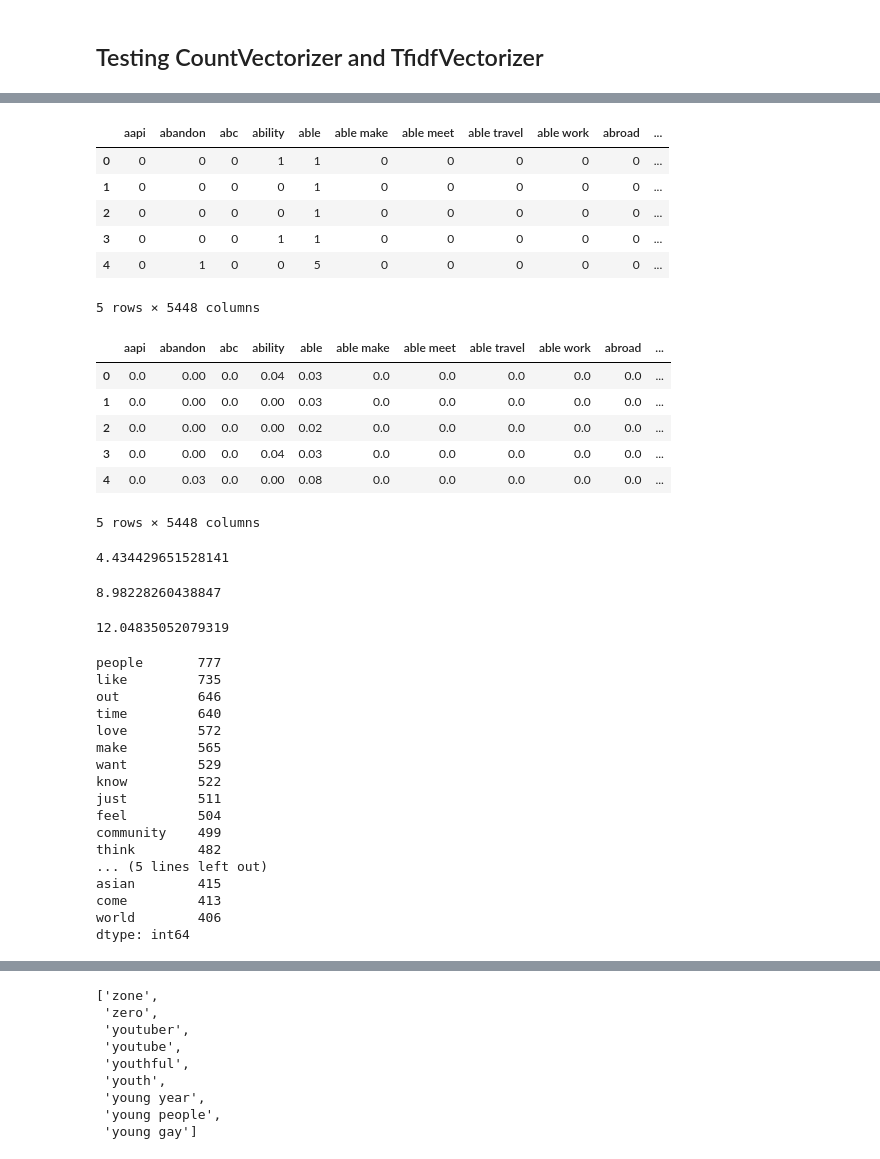
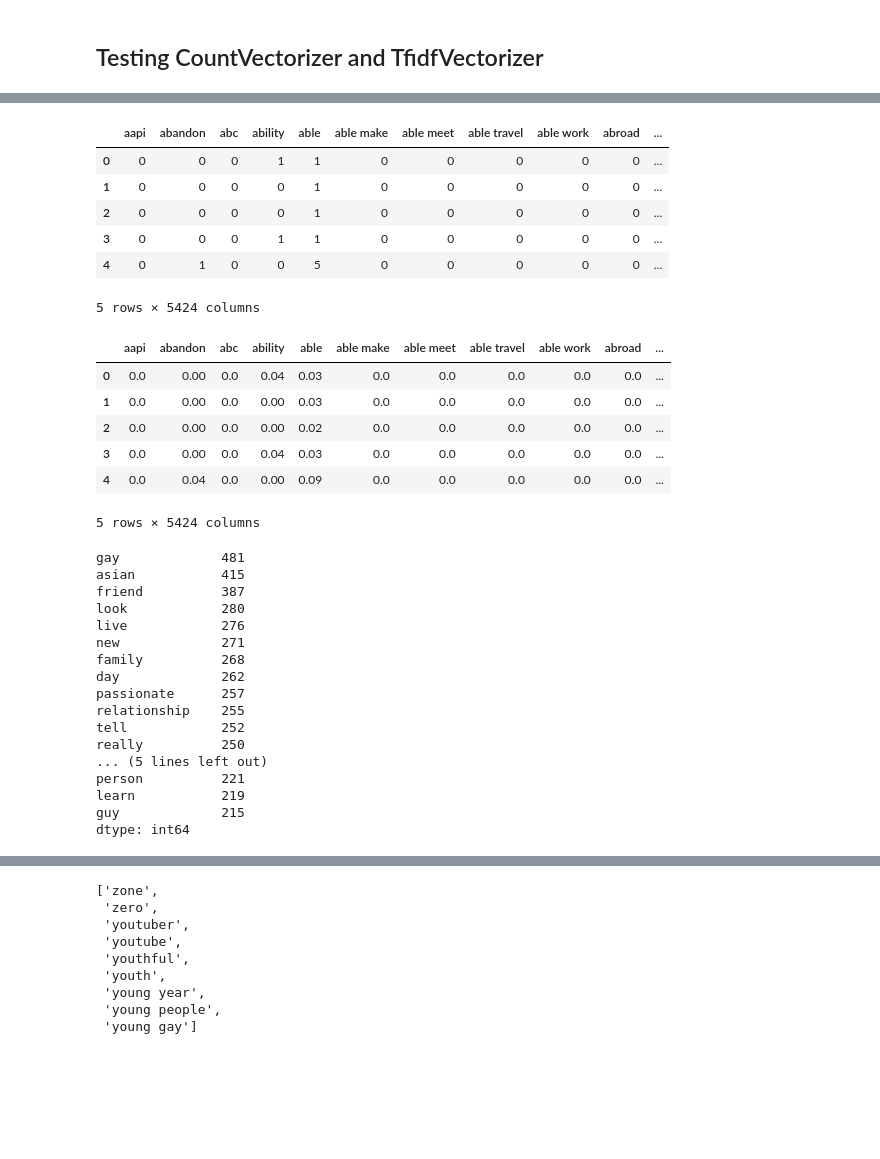
Before and after one commit to binh748/queer-asian-stories, a Jupyter notebook: notebooks/topic_modeling.ipynb, the cells around one changed output, grey strips where cells are left out. Cells and saved outputs as stored; diff of their text form; code cells hidden in the pictures; blank space fills up the shorter version.

```diff
--- a/notebooks/topic_modeling.ipynb
+++ b/notebooks/topic_modeling.ipynb
@@ -111,6 +143,6 @@ clean_combined_corpus[28]
 # %%
 nlp = spacy.load('en_core_web_sm')
-nlp.Defaults.stop_words.remove("out")
+# nlp.Defaults.stop_words.remove("out")
 # %%
 nlp.Defaults.stop_words
 # %% [output]
@@ -118,2 +166,2 @@ False
 # %%
-docs = list(nlp.pipe(clean_combined_corpus))
+docs = list(nlp.pipe(combined_corpus))
@@ -154,6 +198,6 @@ cv = CountVectorizer(stop_words=custom_stop_words, ngram_range=(1, 2), min_df=3)
 cv_X = cv.fit_transform(lemmatized_docs).toarray()
 # %%
-tfidf = TfidfVectorizer(stop_words=custom_stop_words, ngram_range=(1, 2), min_df=3)
+tfidf = TfidfVectorizer(stop_words=custom_stop_words, ngram_range=(1, 2), min_df=3, max_df=0.4)
 tfidf_X = tfidf.fit_transform(lemmatized_docs).toarray()
 # %%
 cv_X.shape
@@ -164,8 +208,8 @@ tfidf_X.shape
 # %%
-cv_doc_term = pd.DataFrame(cv_X, columns=cv.get_feature_names())
-tfidf_doc_term = pd.DataFrame(tfidf_X, columns=tfidf.get_feature_names())
+cv_doc_word = pd.DataFrame(cv_X, columns=cv.get_feature_names())
+tfidf_doc_word = pd.DataFrame(tfidf_X, columns=tfidf.get_feature_names())
 # %%
-cv_doc_term.head()
+cv_doc_word.head()
 # %% [output]
 |  | aapi | abandon | abc | ability | able | able make | able meet | able travel | able work | abroad | ... |
 | 0 | 0 | 0 | 0 | 1 | 1 | 0 | 0 | 0 | 0 | 0 | ... |
@@ -173,43 +217,39 @@ cv_doc_term.head()
 | 2 | 0 | 0 | 0 | 0 | 1 | 0 | 0 | 0 | 0 | 0 | ... |
 | 3 | 0 | 0 | 0 | 1 | 1 | 0 | 0 | 0 | 0 | 0 | ... |
 | 4 | 0 | 1 | 0 | 0 | 5 | 0 | 0 | 0 | 0 | 0 | ... |
-5 rows × 5448 columns
+5 rows × 5424 columns
 # %%
-tfidf_doc_term.head()
+tfidf_doc_word.head()
 # %% [output]
 |  | aapi | abandon | abc | ability | able | able make | able meet | able travel | able work | abroad | ... |
 | 0 | 0.0 | 0.00 | 0.0 | 0.04 | 0.03 | 0.0 | 0.0 | 0.0 | 0.0 | 0.0 | ... |
 | 1 | 0.0 | 0.00 | 0.0 | 0.00 | 0.03 | 0.0 | 0.0 | 0.0 | 0.0 | 0.0 | ... |
 | 2 | 0.0 | 0.00 | 0.0 | 0.00 | 0.02 | 0.0 | 0.0 | 0.0 | 0.0 | 0.0 | ... |
 | 3 | 0.0 | 0.00 | 0.0 | 0.04 | 0.03 | 0.0 | 0.0 | 0.0 | 0.0 | 0.0 | ... |
-| 4 | 0.0 | 0.03 | 0.0 | 0.00 | 0.08 | 0.0 | 0.0 | 0.0 | 0.0 | 0.0 | ... |
+| 4 | 0.0 | 0.04 | 0.0 | 0.00 | 0.09 | 0.0 | 0.0 | 0.0 | 0.0 | 0.0 | ... |
-5 rows × 5448 columns
+5 rows × 5424 columns
 # %%
-tfidf_doc_term['come out'].sum()
-tfidf_doc_term['come'].sum()
-tfidf_doc_term['out'].sum()
+# tfidf_doc_word['come out'].sum()
+# tfidf_doc_word['come'].sum()
+# tfidf_doc_word['out'].sum()
-# %% [output]
-4.434429651528141
-8.98228260438847
-12.04835052079319
 # %%
-cv_doc_term.sum(axis=0).sort_values(ascending=False)[:20]
+cv_doc_word.sum(axis=0).sort_values(ascending=False)[:20]
 # %% [output]
-people       777
-like         735
-out          646
-time         640
-love         572
-make         565
-want         529
-know         522
-just         511
-feel         504
-community    499
-think        482
+gay             481
+asian           415
+friend          387
+look            280
+live            276
+new             271
+family          268
+day             262
+passionate      257
+relationship    255
+tell            252
+really          250
 ... (5 lines left out)
-asian        415
-come         413
-world        406
+person          221
+learn           219
+guy             215
 dtype: int64
 # %%
```
Also changed, not shown: parts of 51 cells of this notebook.
